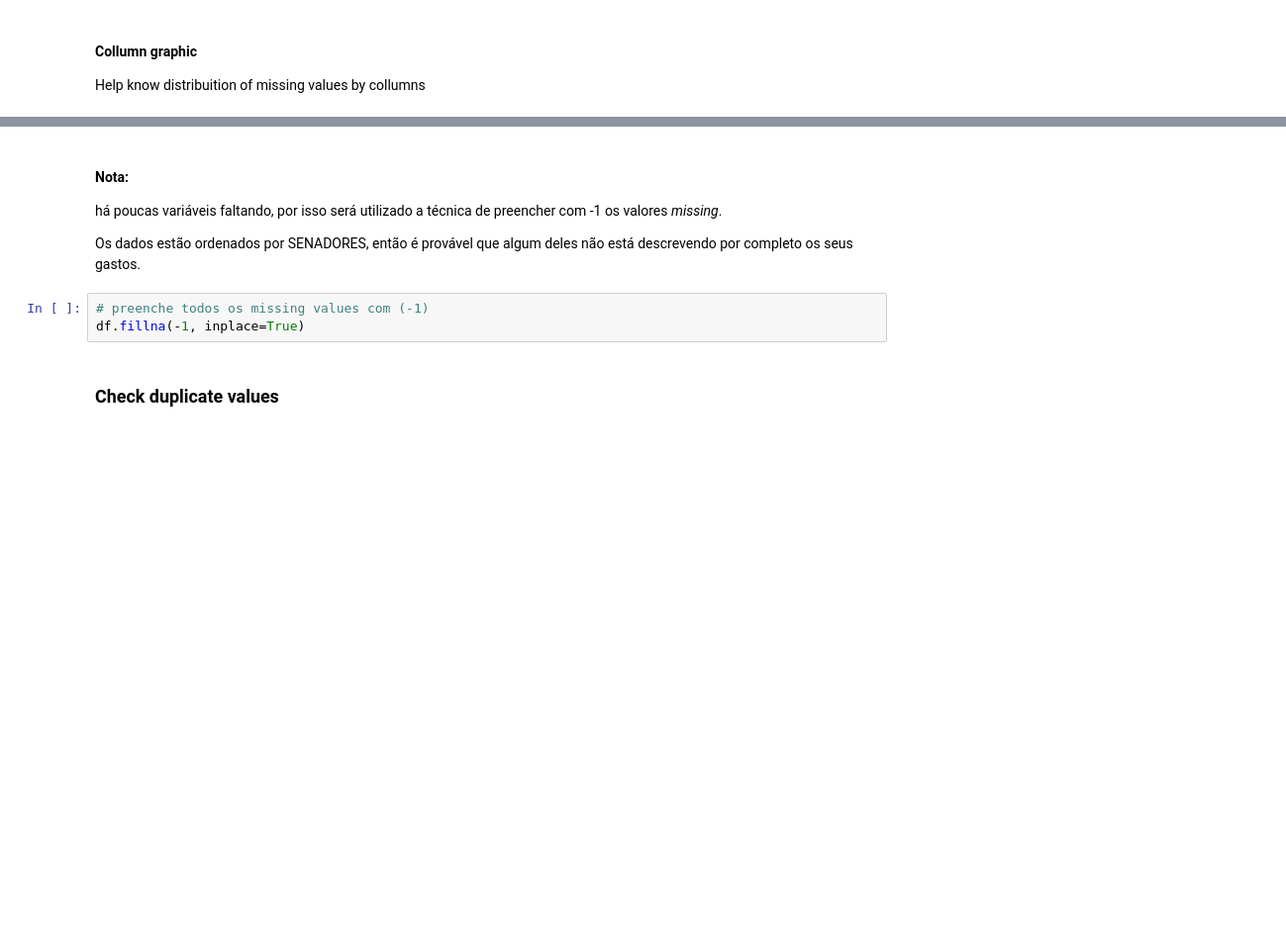
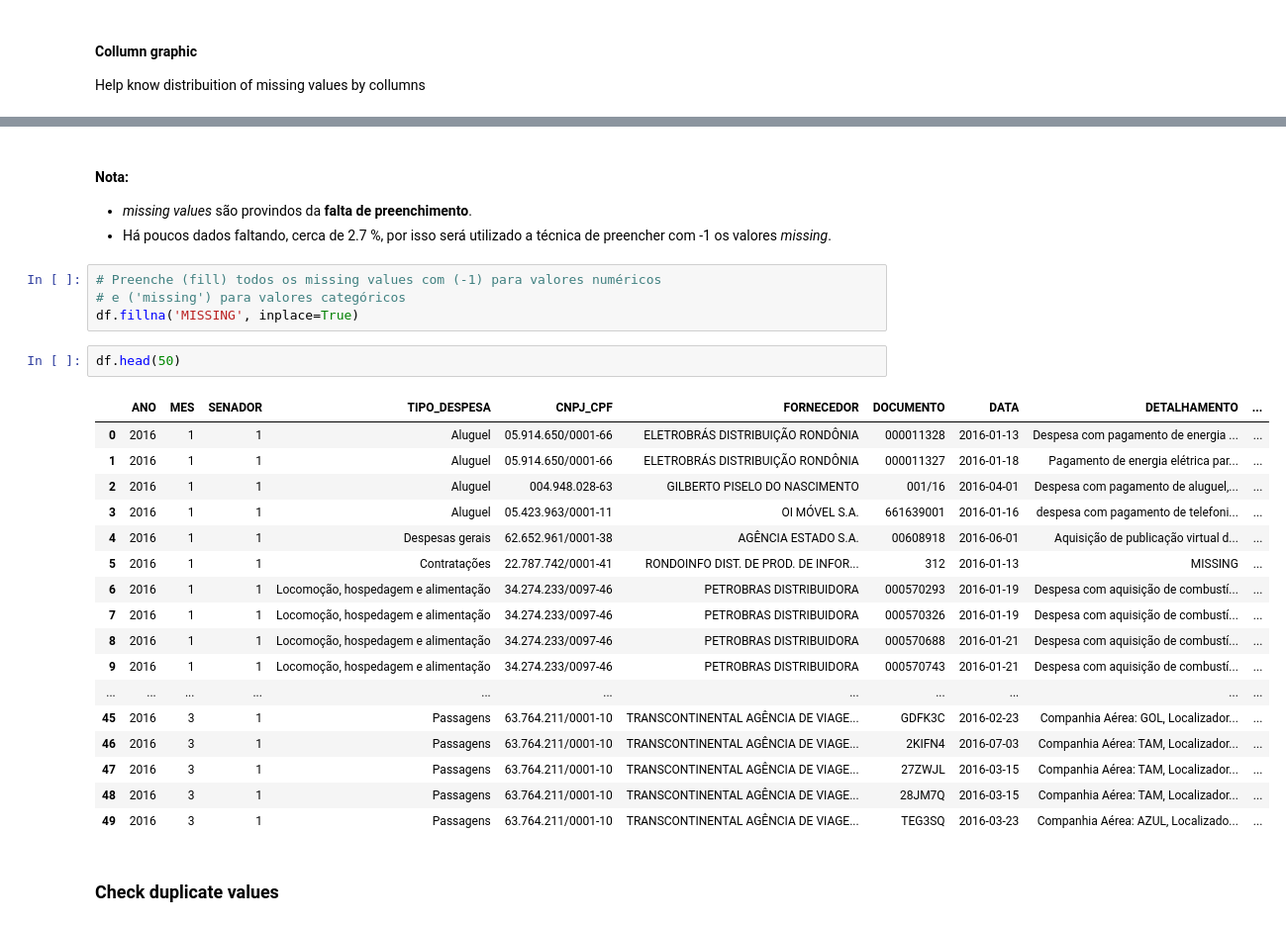
Before and after one commit to brunocampos01/analise-despesas-senadores-CEAPS, a Jupyter notebook: notebooks/CEAPS-2016-part01.ipynb, the cells around one changed output, grey strips where cells are left out. Shown at 99% size. Cells and saved outputs as stored; diff of their text form; blank space fills up the shorter version.

```diff
--- a/notebooks/CEAPS-2016-part01.ipynb
+++ b/notebooks/CEAPS-2016-part01.ipynb
@@ -504,11 +542,31 @@ msno.matrix(sorted_data, figsize=(10,8), fontsize=14)
 # %% [markdown]
 #### Nota:
-há poucas variáveis faltando, por isso será utilizado a técnica de preencher com -1 os valores _missing_.
-
-Os dados estão ordenados por SENADORES, então é provável que algum deles não está descrevendo por completo os seus gastos.
+- _missing values_ são provindos da **falta de preenchimento**.
+- Há poucos dados faltando, cerca de 2.7 %, por isso será utilizado a técnica de preencher com -1 os valores _missing_.
 # %%
-# preenche todos os missing values com (-1)
-df.fillna(-1, inplace=True)
+# Preenche (fill) todos os missing values com (-1) para valores numéricos
+# e ('missing') para valores categóricos
+df.fillna('MISSING', inplace=True)
+# %%
+df.head(50)
+# %% [output]
+|  | ANO | MES | SENADOR | TIPO_DESPESA | CNPJ_CPF | FORNECEDOR | DOCUMENTO | DATA | DETALHAMENTO | ... |
+| 0 | 2016 | 1 | 1 | Aluguel | 05.914.650/0001-66 | ELETROBRÁS DISTRIBUIÇÃO RONDÔNIA | 000011328 | 2016-01-13 | Despesa com pagamento de energia ... | ... |
+| 1 | 2016 | 1 | 1 | Aluguel | 05.914.650/0001-66 | ELETROBRÁS DISTRIBUIÇÃO RONDÔNIA | 000011327 | 2016-01-18 | Pagamento de energia elétrica par... | ... |
+| 2 | 2016 | 1 | 1 | Aluguel | 004.948.028-63 | GILBERTO PISELO DO NASCIMENTO | 001/16 | 2016-04-01 | Despesa com pagamento de aluguel,... | ... |
+| 3 | 2016 | 1 | 1 | Aluguel | 05.423.963/0001-11 | OI MÓVEL S.A. | 661639001 | 2016-01-16 | despesa com pagamento de telefoni... | ... |
+| 4 | 2016 | 1 | 1 | Despesas gerais | 62.652.961/0001-38 | AGÊNCIA ESTADO S.A. | 00608918 | 2016-06-01 | Aquisição de publicação virtual d... | ... |
+| 5 | 2016 | 1 | 1 | Contratações | 22.787.742/0001-41 | RONDOINFO DIST. DE PROD. DE INFOR... | 312 | 2016-01-13 | MISSING | ... |
+| 6 | 2016 | 1 | 1 | Locomoção, hospedagem e alimentação | 34.274.233/0097-46 | PETROBRAS DISTRIBUIDORA | 000570293 | 2016-01-19 | Despesa com aquisição de combustí... | ... |
+| 7 | 2016 | 1 | 1 | Locomoção, hospedagem e alimentação | 34.274.233/0097-46 | PETROBRAS DISTRIBUIDORA | 000570326 | 2016-01-19 | Despesa com aquisição de combustí... | ... |
+| 8 | 2016 | 1 | 1 | Locomoção, hospedagem e alimentação | 34.274.233/0097-46 | PETROBRAS DISTRIBUIDORA | 000570688 | 2016-01-21 | Despesa com aquisição de combustí... | ... |
+| 9 | 2016 | 1 | 1 | Locomoção, hospedagem e alimentação | 34.274.233/0097-46 | PETROBRAS DISTRIBUIDORA | 000570743 | 2016-01-21 | Despesa com aquisição de combustí... | ... |
+| ... | ... | ... | ... | ... | ... | ... | ... | ... | ... | ... |
+| 45 | 2016 | 3 | 1 | Passagens | 63.764.211/0001-10 | TRANSCONTINENTAL AGÊNCIA DE VIAGE... | GDFK3C | 2016-02-23 | Companhia Aérea: GOL, Localizador... | ... |
+| 46 | 2016 | 3 | 1 | Passagens | 63.764.211/0001-10 | TRANSCONTINENTAL AGÊNCIA DE VIAGE... | 2KIFN4 | 2016-07-03 | Companhia Aérea: TAM, Localizador... | ... |
+| 47 | 2016 | 3 | 1 | Passagens | 63.764.211/0001-10 | TRANSCONTINENTAL AGÊNCIA DE VIAGE... | 27ZWJL | 2016-03-15 | Companhia Aérea: TAM, Localizador... | ... |
+| 48 | 2016 | 3 | 1 | Passagens | 63.764.211/0001-10 | TRANSCONTINENTAL AGÊNCIA DE VIAGE... | 28JM7Q | 2016-03-15 | Companhia Aérea: TAM, Localizador... | ... |
+| 49 | 2016 | 3 | 1 | Passagens | 63.764.211/0001-10 | TRANSCONTINENTAL AGÊNCIA DE VIAGE... | TEG3SQ | 2016-03-23 | Companhia Aérea: AZUL, Localizado... | ... |
 # %% [markdown]
 ### Check duplicate values
 # %%
```
Also changed, not shown: parts of 30 cells of this notebook, 25 other files.
